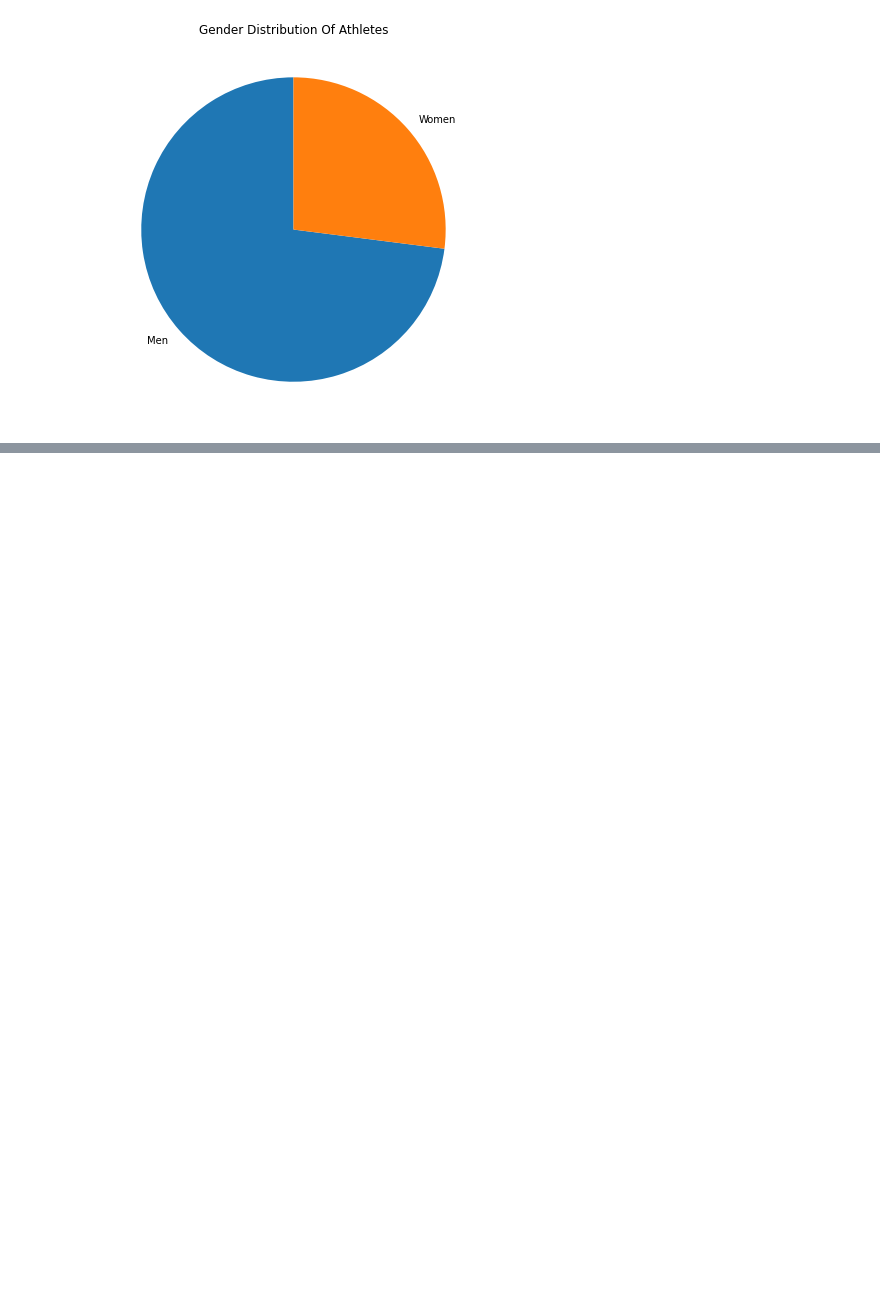
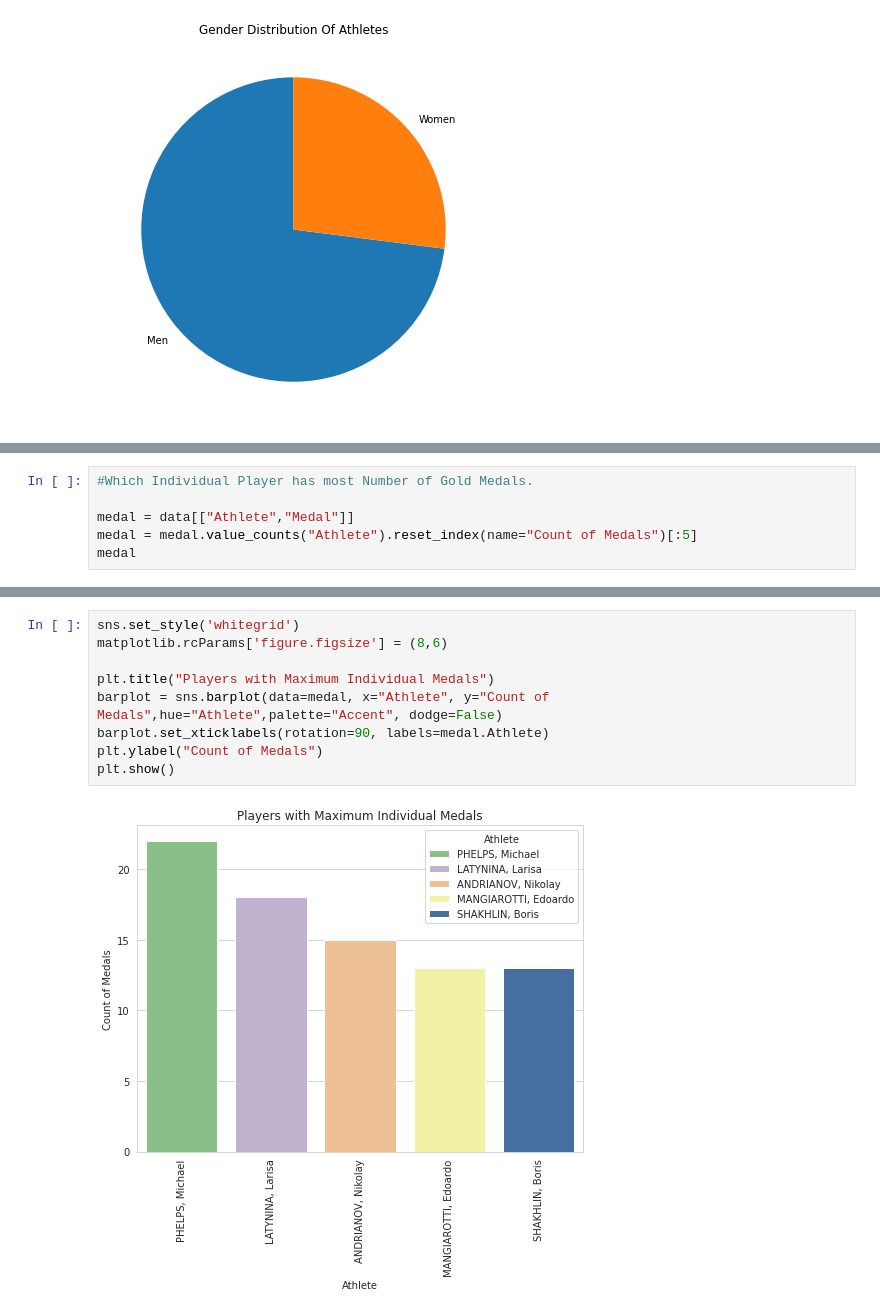
Before and after one commit to divediamic530/Olymplic_Data_analysis, a Jupyter notebook: main.ipynb, the cells around one changed output, grey strips where cells are left out. Drawn from its saved outputs; the diff is of its cells as text; blank space fills up the shorter version.

```diff
--- a/main.ipynb
+++ b/main.ipynb
@@ -165,0 +238,6 @@ plt.pie(gendis, labels=gendis.index,startangle=90);
+# %%
+#Which Individual Player has most Number of Gold Medals.
+
+medal = data[["Athlete","Medal"]]
+medal = medal.value_counts("Athlete").reset_index(name="Count of Medals")[:5]
+medal
@@ -165,0 +251,11 @@ plt.pie(gendis, labels=gendis.index,startangle=90);
+# %%
+sns.set_style('whitegrid')
+matplotlib.rcParams['figure.figsize'] = (8,6)
+
+plt.title("Players with Maximum Individual Medals")
+barplot = sns.barplot(data=medal, x="Athlete", y="Count of Medals",hue="Athlete",palette="Accent", dodge=False)
+barplot.set_xticklabels(rotation=90, labels=medal.Athlete)
+plt.ylabel("Count of Medals")
+plt.show()
+# %% [output]
+[figure, added]
```
Also changed, not shown: parts of 32 cells of this notebook.
